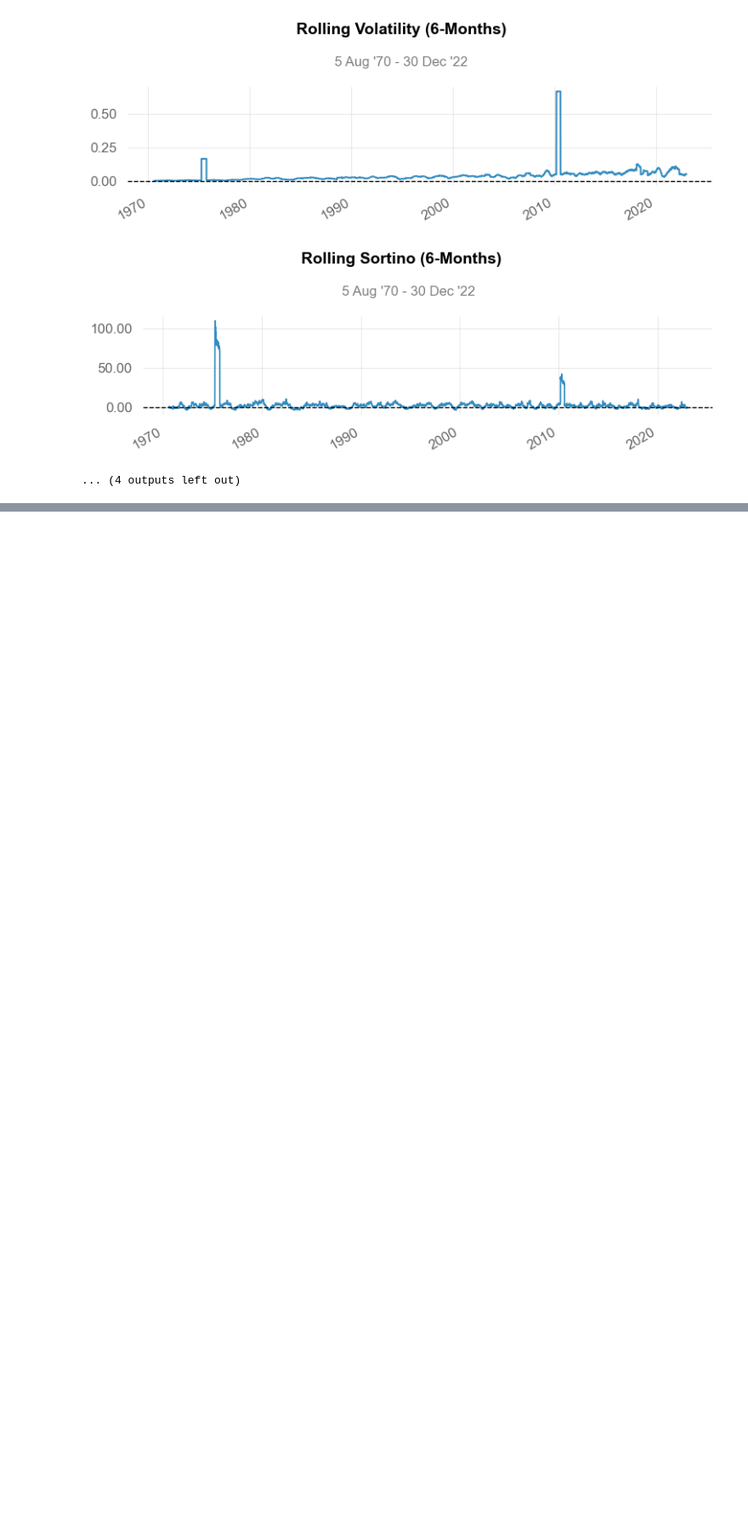
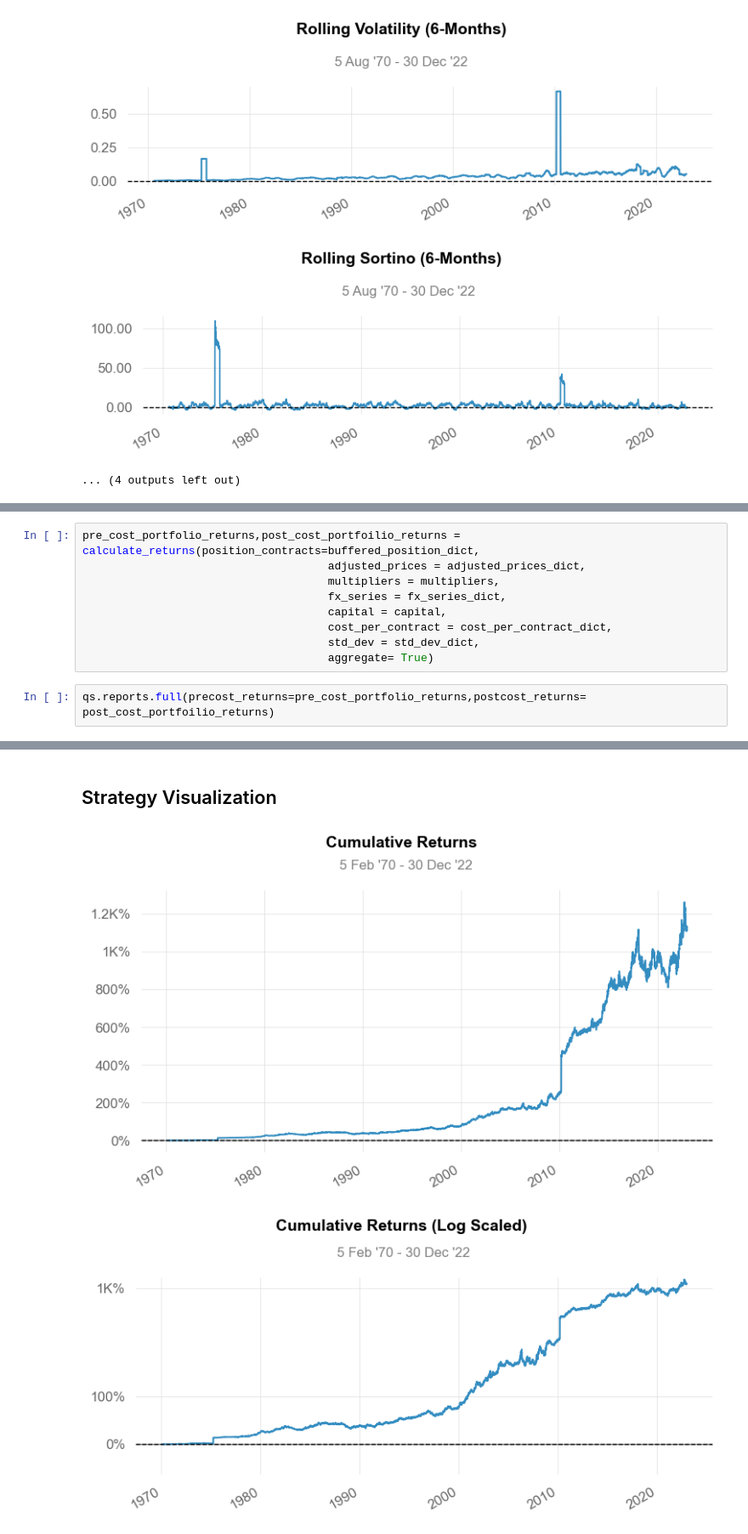
Before and after one commit to Didarul-Azam/almanac, a Jupyter notebook: almanac/strategy/Niloy.ipynb, the cells around one changed output, grey strips where cells are left out. Shown at 85% size. Cells and saved outputs as stored; diff of their text form; blank space fills up the shorter version.

```diff
--- a/almanac/strategy/Niloy.ipynb
+++ b/almanac/strategy/Niloy.ipynb
@@ -220,0 +285,12 @@ Strategy Visualization
+# %%
+pre_cost_portfolio_returns,post_cost_portfoilio_returns = calculate_returns(position_contracts=buffered_position_dict,
+                                     adjusted_prices = adjusted_prices_dict,
+                                     multipliers = multipliers,
+                                     fx_series = fx_series_dict,
+                                     capital = capital,
+                                     cost_per_contract = cost_per_contract_dict,
+                                     std_dev = std_dev_dict,
+                                     aggregate= True)
+# %%
+qs.reports.full(precost_returns=pre_cost_portfolio_returns,postcost_returns= post_cost_portfoilio_returns)
+# %% [output]
@@ -220,0 +324,3 @@ Strategy Visualization
+Strategy Visualization
+[figure, added]
+[figure, added]
```
Also changed, not shown: parts of 5 cells of this notebook, 2 other files.
